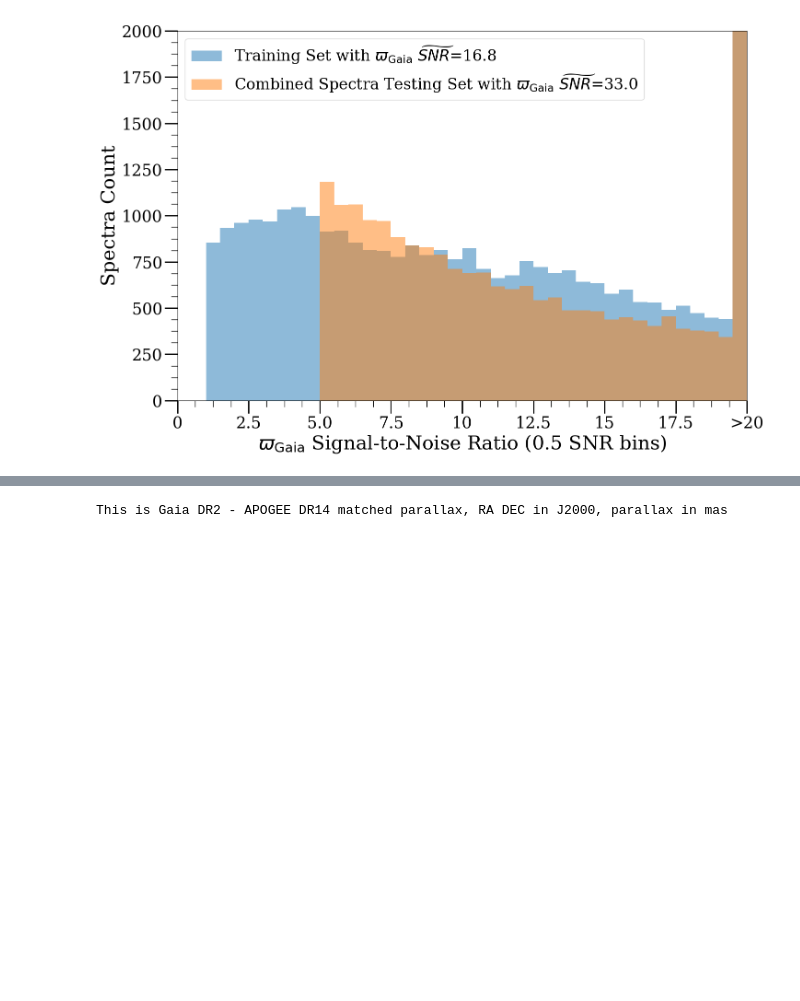
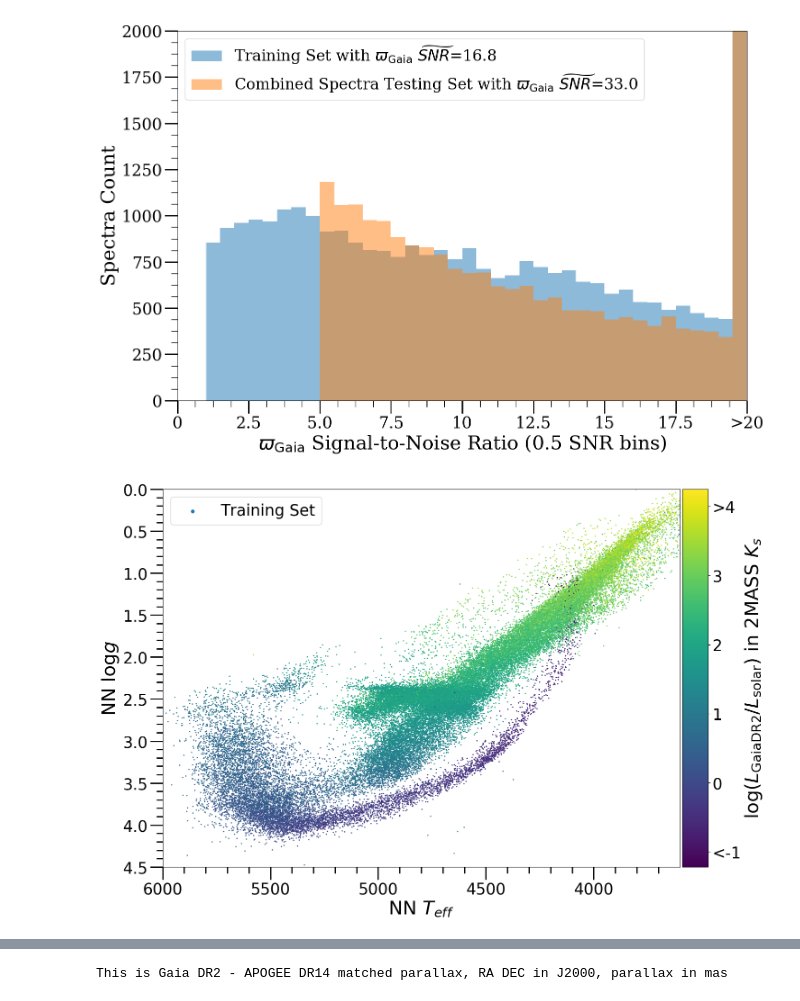
Before and after one commit to henrysky/astroNN_gaia_dr2_paper, a Jupyter notebook: Datasets_Data_Reduction.ipynb, the cells around one changed output, grey strips where cells are left out. Saved outputs shown, nothing was run; the diff lists cells and outputs as text; code cells hidden in the pictures; blank space fills up the shorter version.

Commit message:
update plots for meeting

```diff
--- a/Datasets_Data_Reduction.ipynb
+++ b/Datasets_Data_Reduction.ipynb
@@ -195,3 +194,91 @@ plt.savefig('SNR_parallax.pdf')
 plt.show()
 # %% [output]
 [figure]
+# %%
+%matplotlib inline
+import h5py
+import pylab as plt
+import numpy as np
+from astropy.io import fits
+from astroNN.apogee import allstar
+from astroNN.datasets import xmatch
+from astroNN.gaia import fakemag_to_logsol
+from mpl_toolkits.axes_grid1 import make_axes_locatable
+
+f_chem = fits.getdata("astroNN_apogee_dr14_catalog.fits")
+allstar_RA = f_chem['RA']
+allstar_DEC = f_chem['DEC']
+
+nn_teff = f_chem['astroNN'][:, 0]
+nn_teff_error = f_chem['astroNN_error'][:, 0]
+nn_logg = f_chem['astroNN'][:, 1]
+nn_logg_error = f_chem['astroNN_error'][:, 1]
+
+train_h5 = h5py.File('gaia_dr2_train.h5', 'r')
+test_combined_h5 = h5py.File('gaia_dr2_test.h5', 'r')
+
+train_RA = np.array(train_h5['RA'])
+train_DEC = np.array(train_h5['DEC'])
+train_fakemag = np.array(train_h5['fakemag'])
+test_combined_RA = np.array(test_combined_h5['RA'])
+test_combined_DEC = np.array(test_combined_h5['DEC'])
+test_combined_fakemag = np.array(test_combined_h5['fakemag'])
+
+idx_train_1, idx_train_2, sep = xmatch(allstar_RA, train_RA, colRA1=allstar_RA, colDec1=allstar_DEC,
+                                       colRA2=train_RA, colDec2=train_DEC, swap=False)
+
+idx_test_combined_1, idx_test_combined_2, sep = xmatch(allstar_RA, test_combined_RA, colRA1=allstar_RA, colDec1=allstar_DEC,
+                                                       colRA2=test_combined_RA, colDec2=test_combined_DEC, swap=False)
+
+fig = plt.figure(figsize=(15, 10), dpi=100)
+ax = plt.gca()
+plt.scatter(nn_teff[idx_train_1], nn_logg[idx_train_1], s=1.,
+            c=np.clip(fakemag_to_logsol(train_fakemag[idx_train_2]), -1.22, 4.25), rasterized=True, label='Training Set')
+plt.xlabel('NN ' + "$T_{eff}$", fontsize=30)
+plt.ylabel('NN ' + '$\log{g}$', fontsize=30)
+plt.xlim((3600., 6000))
+plt.ylim((0.0, 4.5))
+plt.legend(loc='best', fontsize=25, markerscale=5)
+plt.minorticks_on()
+plt.tick_params(labelsize=25, width=2, length=20, which='major')
+plt.tick_params(width=2, length=10, which='minor')
+ax.invert_xaxis()
+ax.invert_yaxis()
+# colorbar
+divider = make_axes_locatable(ax)
+cax = divider.append_axes("right", size="5%", pad=0.05)
+cbar = plt.colorbar(cax=cax)
+cbar.ax.set_yticklabels(["<-1", "0", "1", "2", "3", ">4"])
+cbar.ax.tick_params(labelsize=25)
+cbar.set_label(r"$\log (L_\mathrm{Gaia DR2} /L_\mathrm{solar})$ in 2MASS $K_{s}$", size=30)
+plt.tight_layout()
+# plt.savefig('logg_teff_fe_tefferr.pdf')
+plt.show()
+
+fig = plt.figure(figsize=(15, 10), dpi=100)
+ax = plt.gca()
+plt.scatter(nn_teff[idx_test_combined_1], nn_logg[idx_test_combined_1], s=1.,
+            c=np.clip(fakemag_to_logsol(test_combined_fakemag[idx_test_combined_2]), -1.22, 4.25),
+            rasterized=True, label='Combined Spectra Testing Set')
+plt.xlabel('NN ' + "$T_{eff}$", fontsize=30)
+plt.ylabel('NN ' + '$\log{g}$', fontsize=30)
+plt.xlim((3600., 6000))
+plt.ylim((0.0, 4.5))
+plt.legend(loc='best', fontsize=25, markerscale=5)
+plt.minorticks_on()
+plt.tick_params(labelsize=25, width=2, length=20, which='major')
+plt.tick_params(width=2, length=10, which='minor')
+ax.invert_xaxis()
+ax.invert_yaxis()
+# colorbar
+divider = make_axes_locatable(ax)
+cax = divider.append_axes("right", size="5%", pad=0.05)
+cbar = plt.colorbar(cax=cax)
+cbar.ax.set_yticklabels(["<-1", "0", "1", "2", "3", ">4"])
+cbar.ax.tick_params(labelsize=25)
+cbar.set_label(r"$\log (L_\mathrm{Gaia DR2} /L_\mathrm{solar})$ in 2MASS $K_{s}$", size=30)
+plt.tight_layout()
+# plt.savefig('logg_teff_fe_tefferr.pdf')
+plt.show()
+# %% [output]
+[figure, added]
```
Also changed, not shown: parts of 3 cells of this notebook, 1 other file.
